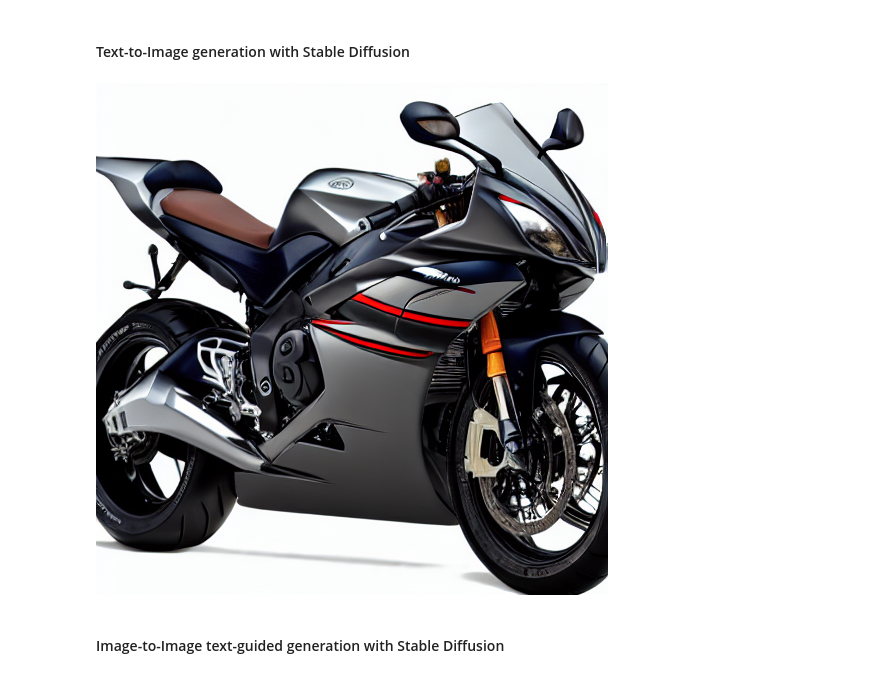
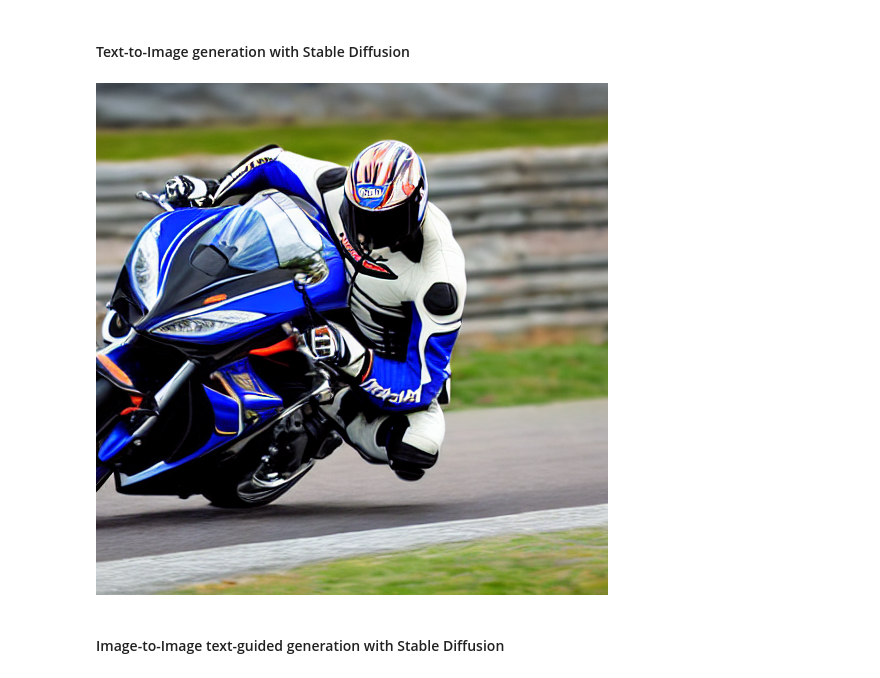
Before and after one commit to nylakhalil/oggora, a Jupyter notebook: pytorch/share/diffusers/diffusers.ipynb, the cells around one changed output. Cells and saved outputs as stored; diff of their text form; code cells hidden in the pictures.

```diff
--- a/pytorch/share/diffusers/diffusers.ipynb
+++ b/pytorch/share/diffusers/diffusers.ipynb
@@ -86,13 +76,13 @@ You have disabled the safety checker for <class 'diffusers.pipelines.stable_diff
 # %%
 stable_diffusion_txt2img = stable_diffusion_txt2img.to(device)
 
-prompt = "high resolution picture of novel sport bike"
+prompt = "supersport motorcycle"
 image = stable_diffusion_txt2img(prompt).images[0]
 
 from IPython import display
 display.display(image)
 # %% [output]
-[figure, old version]
+[figure, new version]
 # %%
 # Optionally save output
 image.save("./output/sport-bike.png")
```
Also changed, not shown: parts of 5 cells of this notebook, 5 other files.
